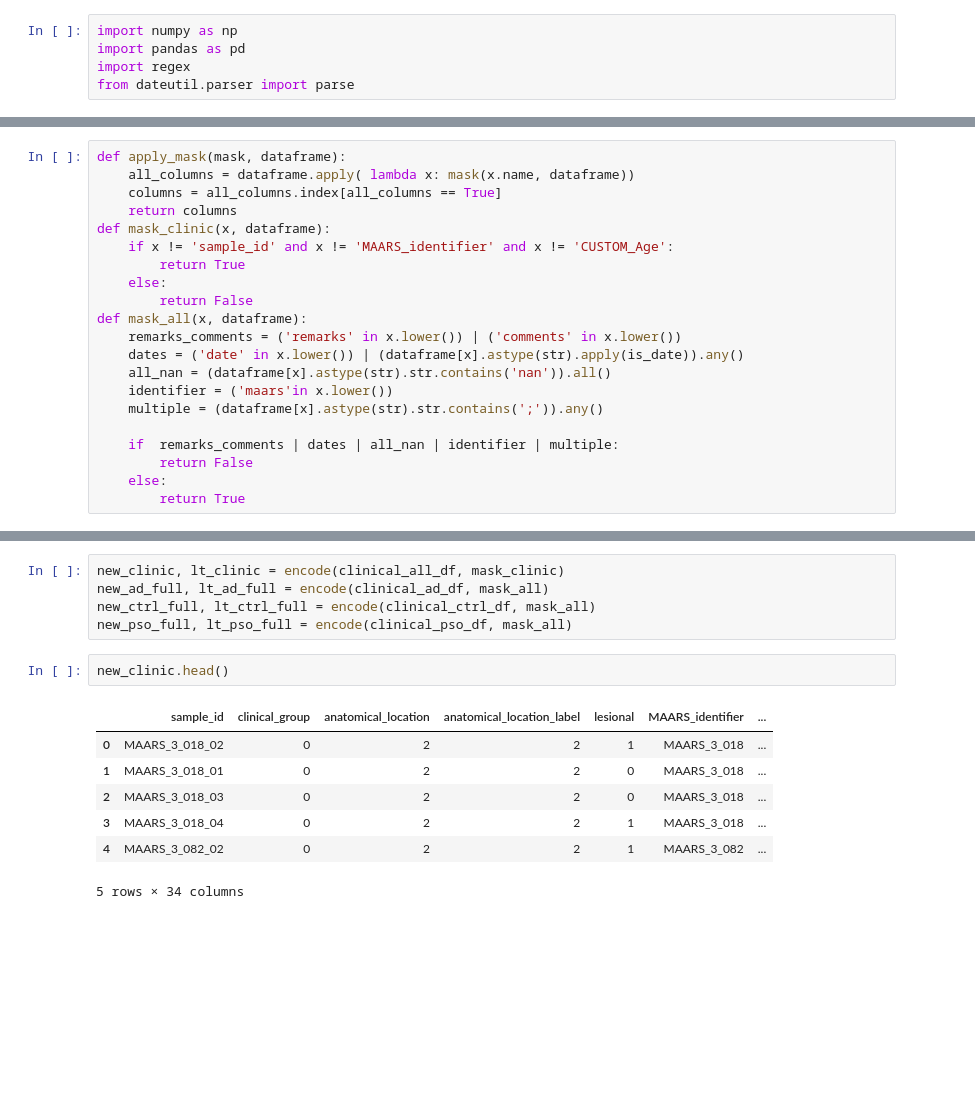
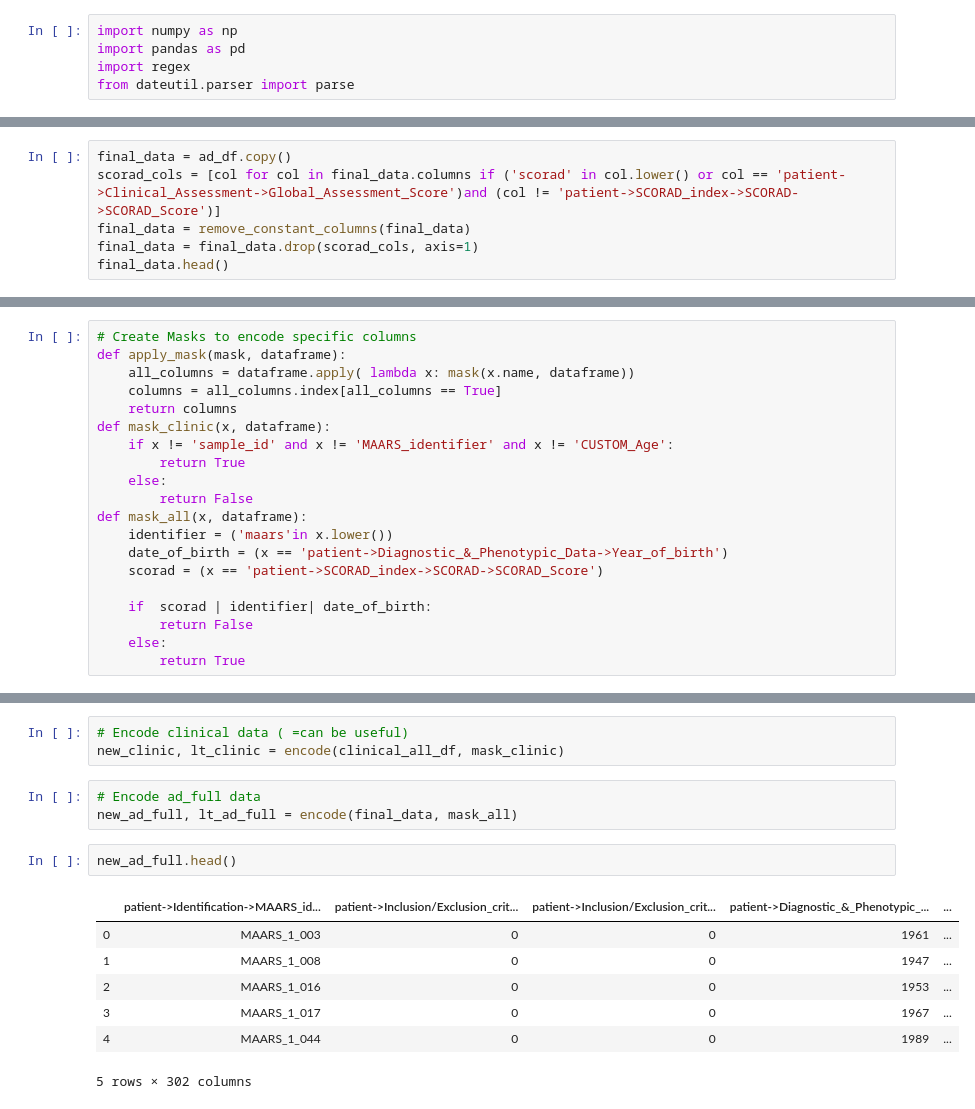
Before and after one commit to dataforgoodfr/batch6_eczema, a Jupyter notebook: preprocessing/data_cleaning.ipynb, the cells around one changed output, grey strips where cells are left out. Saved outputs shown, nothing was run; the diff lists cells and outputs as text; blank space fills up the shorter version.

```diff
--- a/preprocessing/data_cleaning.ipynb
+++ b/preprocessing/data_cleaning.ipynb
@@ -67,0 +300,6 @@ def is_date(string, fuzzy=False):
+# %%
+final_data = ad_df.copy()
+scorad_cols = [col for col in final_data.columns if ('scorad' in col.lower() or col == 'patient->Clinical_Assessment->Global_Assessment_Score')and (col != 'patient->SCORAD_index->SCORAD->SCORAD_Score')]
+final_data = remove_constant_columns(final_data)
+final_data = final_data.drop(scorad_cols, axis=1)
+final_data.head()
@@ -68,4 +318,5 @@ def is_date(string, fuzzy=False):
 # %%
+# Create Masks to encode specific columns
 def apply_mask(mask, dataframe):
     all_columns = dataframe.apply( lambda x: mask(x.name, dataframe))
     columns = all_columns.index[all_columns == True]
@@ -76,13 +327,11 @@ def mask_clinic(x, dataframe):
     else:
         return False
 def mask_all(x, dataframe):
-    remarks_comments = ('remarks' in x.lower()) | ('comments' in x.lower())
-    dates = ('date' in x.lower()) | (dataframe[x].astype(str).apply(is_date)).any()
-    all_nan = (dataframe[x].astype(str).str.contains('nan')).all()
     identifier = ('maars'in x.lower())
-    multiple = (dataframe[x].astype(str).str.contains(';')).any()
+    date_of_birth = (x == 'patient->Diagnostic_&_Phenotypic_Data->Year_of_birth')
+    scorad = (x == 'patient->SCORAD_index->SCORAD->SCORAD_Score')
 
-    if  remarks_comments | dates | all_nan | identifier | multiple:
+    if  scorad | identifier| date_of_birth:
         return False
     else:
         return True
@@ -108,18 +358,19 @@ def encode(dataframe, mask):
         else:
             new[col] = dataframe[col]
     return new, lookup_table
-# %%
-new_clinic, lt_clinic = encode(clinical_all_df, mask_clinic)
-new_ad_full, lt_ad_full = encode(clinical_ad_df, mask_all)
-new_ctrl_full, lt_ctrl_full = encode(clinical_ctrl_df, mask_all)
-new_pso_full, lt_pso_full = encode(clinical_pso_df, mask_all)
+# %%
+# Encode clinical data ( =can be useful)
+new_clinic, lt_clinic = encode(clinical_all_df, mask_clinic)
+# %%
+# Encode ad_full data
+new_ad_full, lt_ad_full = encode(final_data, mask_all)
 # %%
-new_clinic.head()
+new_ad_full.head()
 # %% [output]
-|  | sample_id | clinical_group | anatomical_location | anatomical_location_label | lesional | MAARS_identifier | ... |
-| 0 | MAARS_3_018_02 | 0 | 2 | 2 | 1 | MAARS_3_018 | ... |
-| 1 | MAARS_3_018_01 | 0 | 2 | 2 | 0 | MAARS_3_018 | ... |
-| 2 | MAARS_3_018_03 | 0 | 2 | 2 | 0 | MAARS_3_018 | ... |
-| 3 | MAARS_3_018_04 | 0 | 2 | 2 | 1 | MAARS_3_018 | ... |
-| 4 | MAARS_3_082_02 | 0 | 2 | 2 | 1 | MAARS_3_082 | ... |
+|  | patient->Identification->MAARS_id... | patient->Inclusion/Exclusion_crit... | patient->Inclusion/Exclusion_crit... | patient->Diagnostic_&_Phenotypic_... | ... |
+| 0 | MAARS_1_003 | 0 | 0 | 1961 | ... |
+| 1 | MAARS_1_008 | 0 | 0 | 1947 | ... |
+| 2 | MAARS_1_016 | 0 | 0 | 1953 | ... |
+| 3 | MAARS_1_017 | 0 | 0 | 1967 | ... |
+| 4 | MAARS_1_044 | 0 | 0 | 1989 | ... |
-5 rows × 34 columns
+5 rows × 302 columns
```
Also changed, not shown: parts of 11 cells of this notebook.
